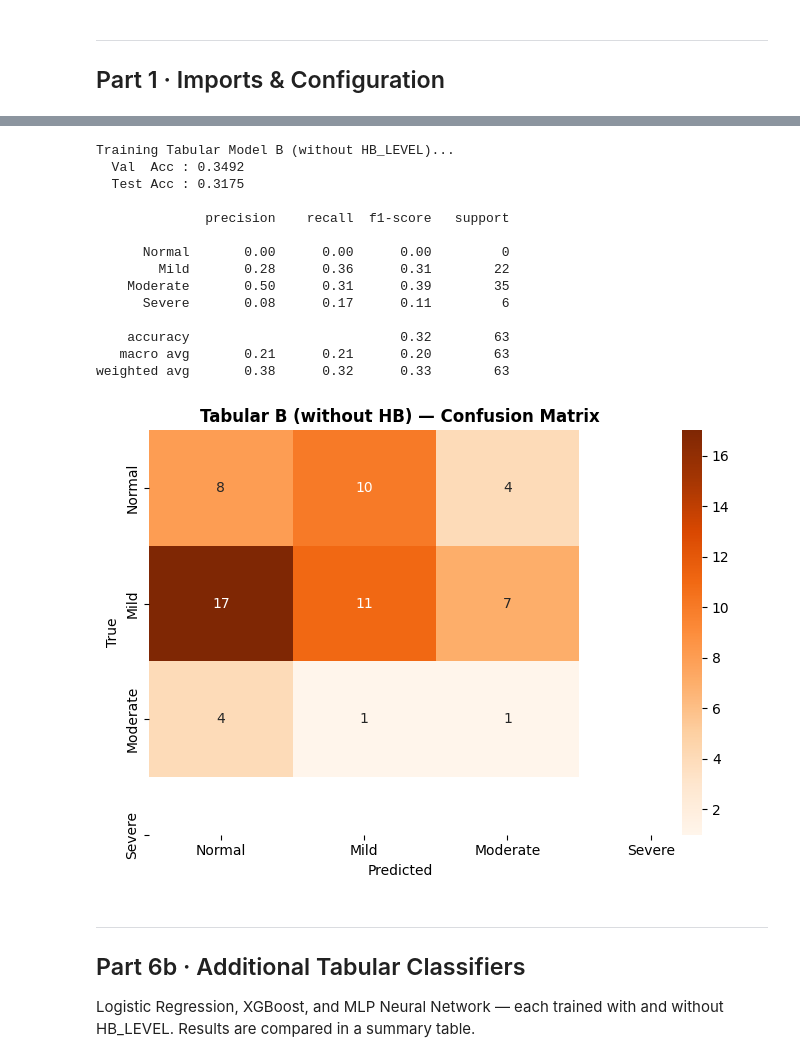
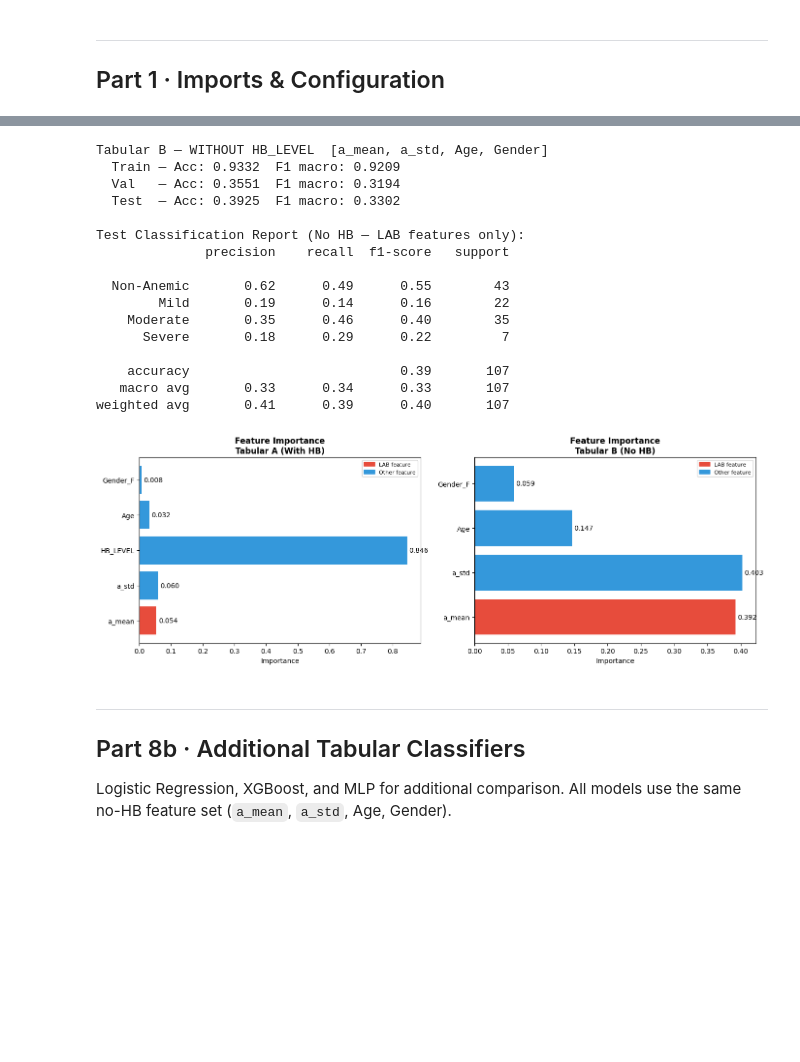
Before and after one commit to nitekar/Bari, a Jupyter notebook: Notebook/Bari.ipynb, the cells around one changed output, grey strips where cells are left out. Saved outputs shown, nothing was run; the diff lists cells and outputs as text; code cells hidden in the pictures; blank space fills up the shorter version.

```diff
--- a/Notebook/Bari.ipynb
+++ b/Notebook/Bari.ipynb
@@ -389,47 +721,58 @@ plt.show()
 # %%
-# ── Model B: WITHOUT HB_LEVEL ─────────────────────────────────────────────────
-print("Training Tabular Model B (without HB_LEVEL)...")
-model_tab_nh = RandomForestClassifier(
-    n_estimators=200, max_depth=10,
-    class_weight="balanced", random_state=SEED, n_jobs=-1,
-)
-model_tab_nh.fit(Xnh_tr, y_tr)
+# ── Model B: WITHOUT HB_LEVEL (real-world screening) ─────────────────────────
+print("Tabular B — WITHOUT HB_LEVEL  [a_mean, a_std, Age, Gender]")
+
+model_tab_nh = train_rf(Xnh_tr, y_tr, Xnh_vl, y_vl, Xnh_te, y_te, "Tabular B")
 
 pred_nh_val = model_tab_nh.predict(Xnh_vl)
 pred_nh_te  = model_tab_nh.predict(Xnh_te)
 
-print(f"  Val  Acc : {accuracy_score(y_vl, pred_nh_val):.4f}")
-print(f"  Test Acc : {accuracy_score(y_te, pred_nh_te):.4f}")
-print()
-print(classification_report(y_te, pred_nh_te, labels=list(range(NUM_CLASSES)), target_names=CLASS_NAMES, zero_division=0))
+print(f"\nTest Classification Report (No HB — LAB features only):")
+print(classification_report(y_te, pred_nh_te, target_names=CLASS_NAMES))
 
-cm_b = confusion_matrix(y_te, pred_nh_te)
-plt.figure(figsize=(7, 5))
-sns.heatmap(cm_b, annot=True, fmt="d", cmap="Oranges",
-            xticklabels=CLASS_NAMES, yticklabels=CLASS_NAMES)
-plt.title("Tabular B (without HB) — Confusion Matrix", fontweight="bold")
-plt.ylabel("True"); plt.xlabel("Predicted")
+# ── Feature importance: a_mean highlighted ────────────────────────────────────
+fig, axes = plt.subplots(1, 2, figsize=(14, 5))
+for ax, model, feat_names, title in [
+    (axes[0], model_tab_wh, FEAT_WITH_HB, "Tabular A (With HB)"),
+    (axes[1], model_tab_nh, FEAT_NO_HB,   "Tabular B (No HB)"),
+]:
+    imp  = model.feature_importances_
+    cols = [f.replace("(Months)", "").strip() for f in feat_names]
+    bar_colors = ["#e74c3c" if "a_mean" in f else "#3498db" for f in feat_names]
+    bars = ax.barh(cols, imp, color=bar_colors)
+    ax.set_xlabel("Importance")
+    ax.set_title(f"Feature Importance\n{title}", fontweight="bold")
+    ax.bar_label(bars, fmt="%.3f", padding=3)
+    # Red = a_mean (key LAB feature), Blue = others
+    from matplotlib.patches import Patch
+    ax.legend(handles=[Patch(color="#e74c3c", label="LAB feature"),
+                       Patch(color="#3498db", label="Other feature")], fontsize=8)
+
 plt.tight_layout()
-plt.savefig(os.path.join(RESULTS_DIR, "cm_tabular_b.png"), dpi=150)
+plt.savefig(os.path.join(RESULTS_DIR, "feature_importance.png"), bbox_inches="tight", dpi=120)
 plt.show()
 # %% [output]
-Training Tabular Model B (without HB_LEVEL)...
-  Val  Acc : 0.3492
-  Test Acc : 0.3175
+Tabular B — WITHOUT HB_LEVEL  [a_mean, a_std, Age, Gender]
+  Train — Acc: 0.9332  F1 macro: 0.9209
+  Val   — Acc: 0.3551  F1 macro: 0.3194
+  Test  — Acc: 0.3925  F1 macro: 0.3302
 
+Test Classification Report (No HB — LAB features only):
               precision    recall  f1-score   support
 
-      Normal       0.00      0.00      0.00         0
-        Mild       0.28      0.36      0.31        22
-    Moderate       0.50      0.31      0.39        35
-      Severe       0.08      0.17      0.11         6
+  Non-Anemic       0.62      0.49      0.55        43
+        Mild       0.19      0.14      0.16        22
+    Moderate       0.35      0.46      0.40        35
+      Severe       0.18      0.29      0.22         7
 
-    accuracy                           0.32        63
-   macro avg       0.21      0.21      0.20        63
-weighted avg       0.38      0.32      0.33        63
+    accuracy                           0.39       107
+   macro avg       0.33      0.34      0.33       107
+weighted avg       0.41      0.39      0.40       107
-[figure, old version]
+[figure, new version]
 # %% [markdown]
 ---
-## Part 6b · Additional Tabular Classifiers
-Logistic Regression, XGBoost, and MLP Neural Network — each trained with and without HB_LEVEL. Results are compared in a summary table.
+## Part 8b · Additional Tabular Classifiers
+
+Logistic Regression, XGBoost, and MLP for additional comparison.
+All models use the same no-HB feature set (`a_mean`, `a_std`, Age, Gender).
 # %%
```
Also changed, not shown: parts of 57 cells of this notebook, 58 other files.
